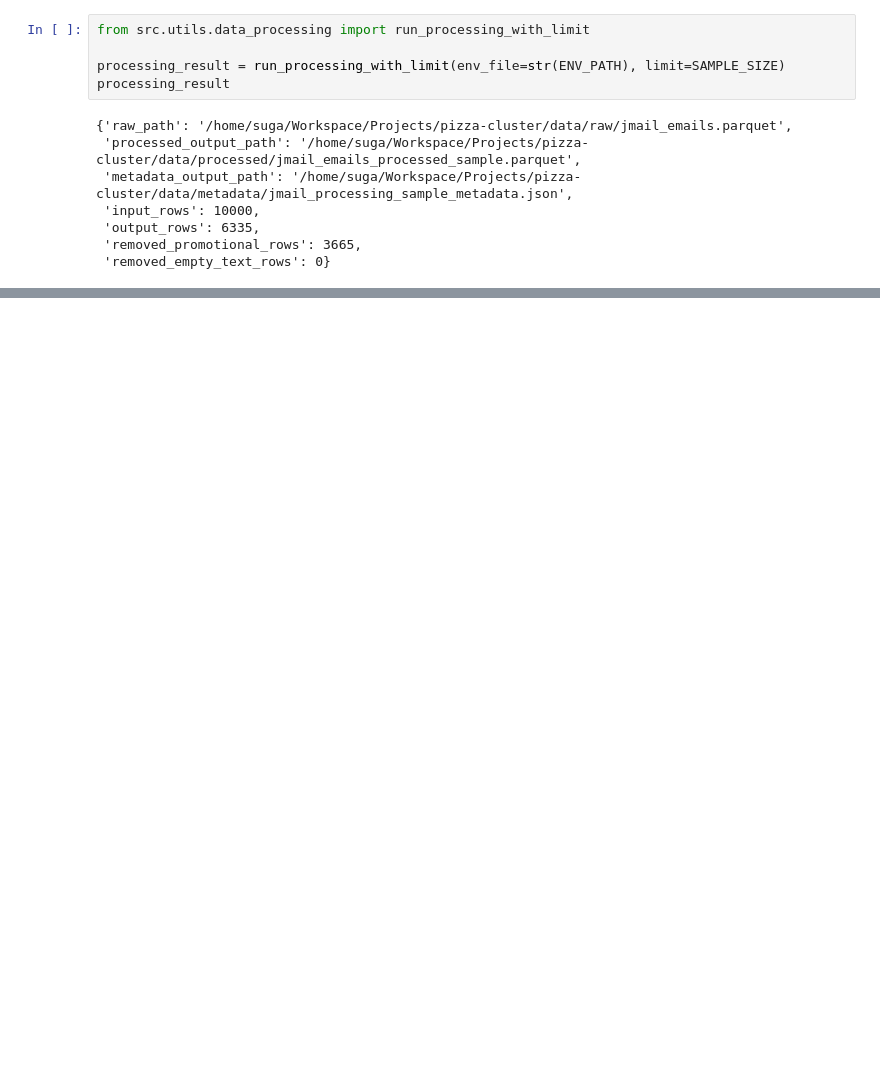
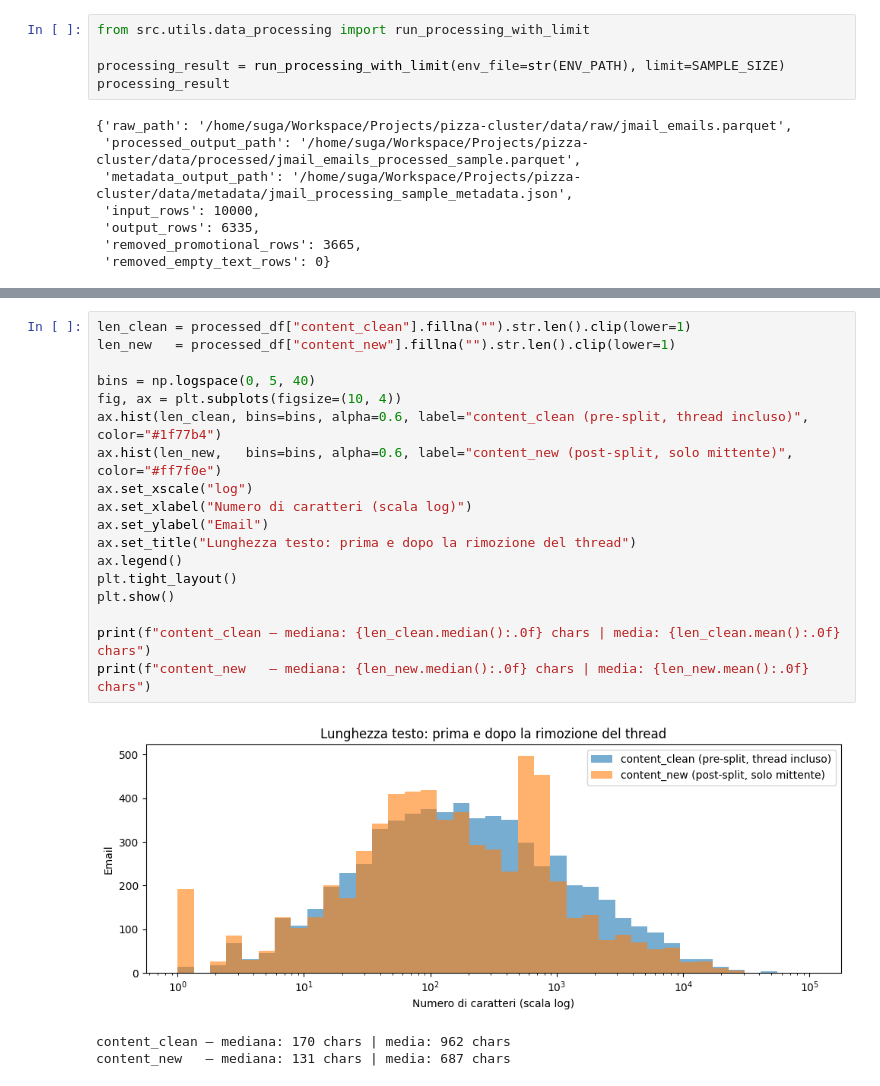
Before and after one commit to jose-sgariglia/pizza-cluster, a Jupyter notebook: src/notebooks/pipeline_processing.ipynb, the cells around one changed output, grey strips where cells are left out. Cells and saved outputs as stored; diff of their text form; blank space fills up the shorter version.

```diff
--- a/src/notebooks/pipeline_processing.ipynb
+++ b/src/notebooks/pipeline_processing.ipynb
@@ -322,0 +260,22 @@ if not _missing:
+# %%
+len_clean = processed_df["content_clean"].fillna("").str.len().clip(lower=1)
+len_new   = processed_df["content_new"].fillna("").str.len().clip(lower=1)
+
+bins = np.logspace(0, 5, 40)
+fig, ax = plt.subplots(figsize=(10, 4))
+ax.hist(len_clean, bins=bins, alpha=0.6, label="content_clean (pre-split, thread incluso)", color="#1f77b4")
+ax.hist(len_new,   bins=bins, alpha=0.6, label="content_new (post-split, solo mittente)",  color="#ff7f0e")
+ax.set_xscale("log")
+ax.set_xlabel("Numero di caratteri (scala log)")
+ax.set_ylabel("Email")
+ax.set_title("Lunghezza testo: prima e dopo la rimozione del thread")
+ax.legend()
+plt.tight_layout()
+plt.show()
+
+print(f"content_clean — mediana: {len_clean.median():.0f} chars | media: {len_clean.mean():.0f} chars")
+print(f"content_new   — mediana: {len_new.median():.0f} chars | media: {len_new.mean():.0f} chars")
+# %% [output]
+[figure, added]
+content_clean — mediana: 170 chars | media: 962 chars
+content_new   — mediana: 131 chars | media: 687 chars
```
Also changed, not shown: parts of 38 cells of this notebook, 5 other files.
